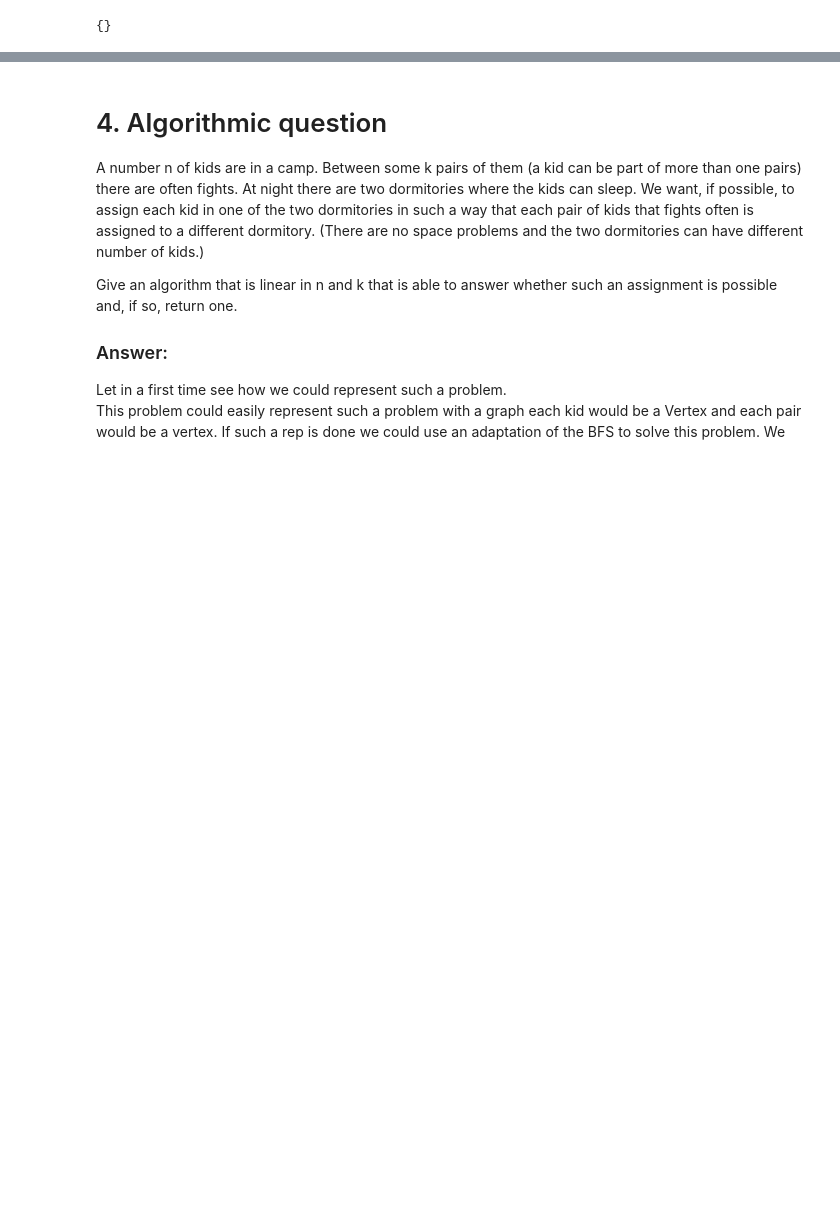
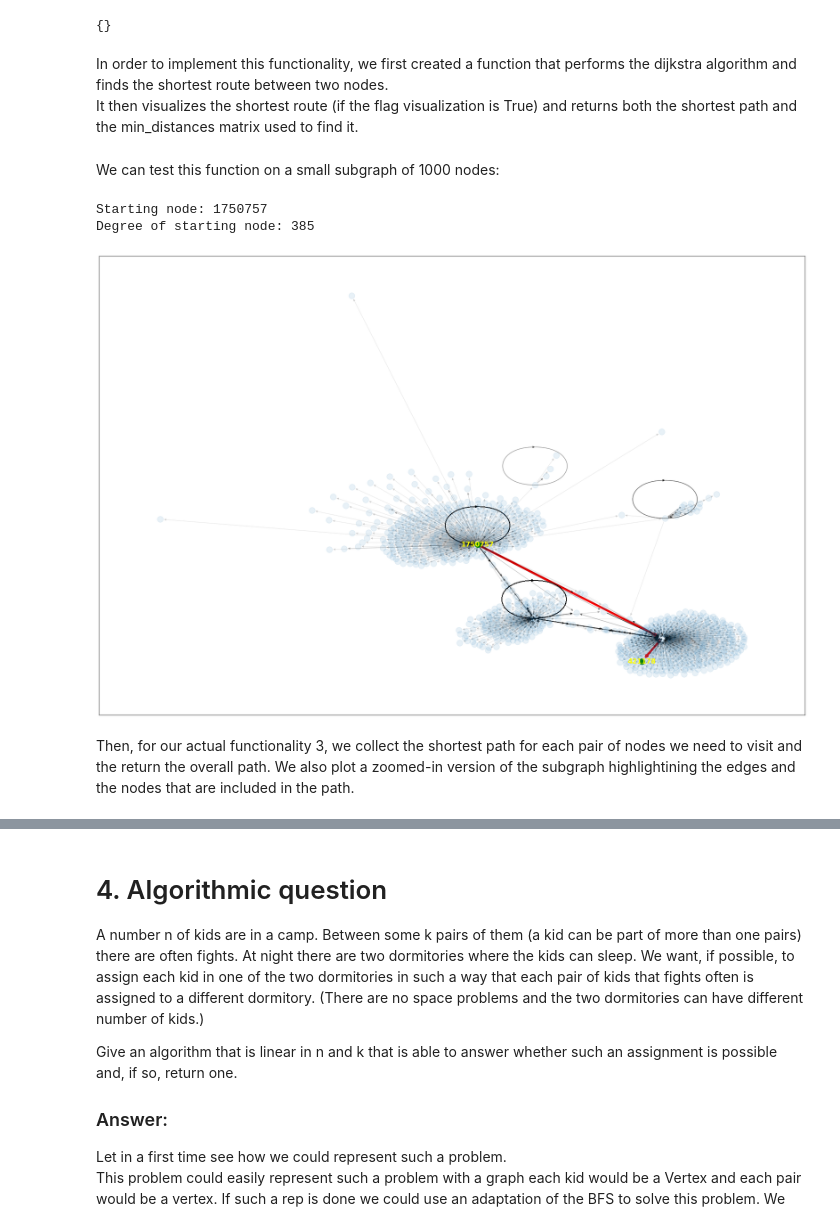
Before and after one commit to arthurgof/ADM-HW5, a Jupyter notebook: main.ipynb, the cells around one changed output, grey strips where cells are left out. Cells and saved outputs as stored; diff of their text form; code cells hidden in the pictures; blank space fills up the shorter version.

Commit message:
finished 3 and 4, both with visualization, implemented user interface for all functions except 2

```diff
--- a/main.ipynb
+++ b/main.ipynb
@@ -370,7 +172,7 @@ def time_wrapper(func):
     return wrapped
 
 
-def visualize_network(graph, edges_to_highlight=[], alpha=0.2, highlight_nodes=True, labelled=[]):
+def visualize_network(graph, edges_to_highlight=[], nodes_to_highlight=[], nodes_to_label=[], alpha=0.2, label_c="yellow"):
 
     """
     Summary:
@@ -386,31 +188,31 @@ def visualize_network(graph, edges_to_highlight=[], alpha=0.2, highlight_nodes=T
 
     """
 
-    nx_g = nx.MultiGraph(graph)
+    nx_g = nx.MultiDiGraph(graph)
     black_edges = [edge for edge in nx_g.edges() if edge not in edges_to_highlight]
-    nodes_to_highlight=[]
-    if highlight_nodes:
-        for edge in edges_to_highlight:
-            for node in edge:
-                if node not in nodes_to_highlight:
-                    nodes_to_highlight.append(node)
-        blank_nodes = [node for node in nx_g.nodes() if node not in nodes_to_highlight]
+    blank_nodes = [node for node in nx_g.nodes() if node not in nodes_to_highlight]
 
     plt.figure(figsize=(30, 20))
     pos = nx.spring_layout(nx_g)
 
-    if len(labelled) > 0:
+    if len(nodes_to_label) > 0:
         labels_d = {node: "" for node in nx_g.nodes}
-        for label in labelled:
+        for label in nodes_to_label:
             labels_d[label] = str(label)
 
+        nx.draw_networkx_labels(nx_g,
+                            pos,
+                            labels_d,
+                            font_size=16,
+                            font_weight="bold",
+                            font_color=label_c)
 
     nx.draw_networkx_nodes(nx_g,
                            pos,
                            cmap=plt.get_cmap('jet'),
                            node_size = 200,
                            nodelist=nodes_to_highlight,
-                           node_color="r")
+                           node_color="g")
 
     nx.draw_networkx_nodes(nx_g,
                            pos,
@@ -432,11 +234,5 @@ def visualize_network(graph, edges_to_highlight=[], alpha=0.2, highlight_nodes=T
                            alpha=alpha,
                            arrows=True)
 
-    nx.draw_networkx_labels(nx_g,
-                            pos,
-                            labels_d,
-                            font_size=16,
-                            font_weight="bold",
-                            font_color="yellow")
 
     plt.show()
@@ -926,3 +818,5 @@ gtime.graph[993588]
 gtime.graph[4106356]
 # %% [output]
 {}
+# %% [markdown]
+In order to implement this functionality, we first created a function that performs the dijkstra algorithm and finds the shortest route between two nodes.<br>It then visualizes the shortest route (if the flag visualization is True) and returns both the shortest path and the min_distances matrix used to find it.
@@ -928,0 +891,15 @@ gtime.graph[4106356]
+# %% [markdown]
+We can test this function on a small subgraph of 1000 nodes:
+# %%
+subg = g.get_random_subgraph(n_nodes=1000)
+# %% [output]
+Starting node: 1750757
+Degree of starting node: 385
+# %%
+path, min_distances = dijkstra(start_node=1750757,
+                               end_node=421178,
+                               gr=subg)
+# %% [output]
+[figure, added]
+# %% [markdown]
+Then, for our actual functionality 3, we collect the shortest path for each pair of nodes we need to visit and the return the overall path. We also plot a zoomed-in version of the subgraph highlightining the edges and the nodes that are included in the path.
```
Also changed, not shown: parts of 48 cells of this notebook.
